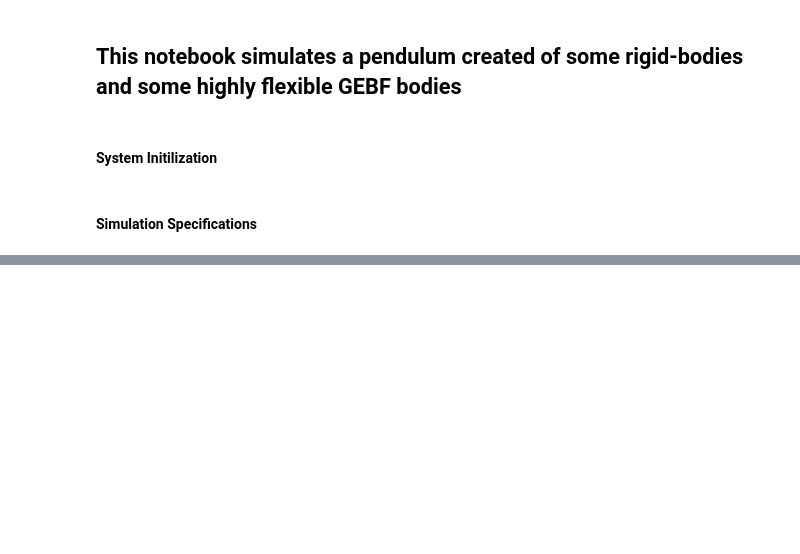
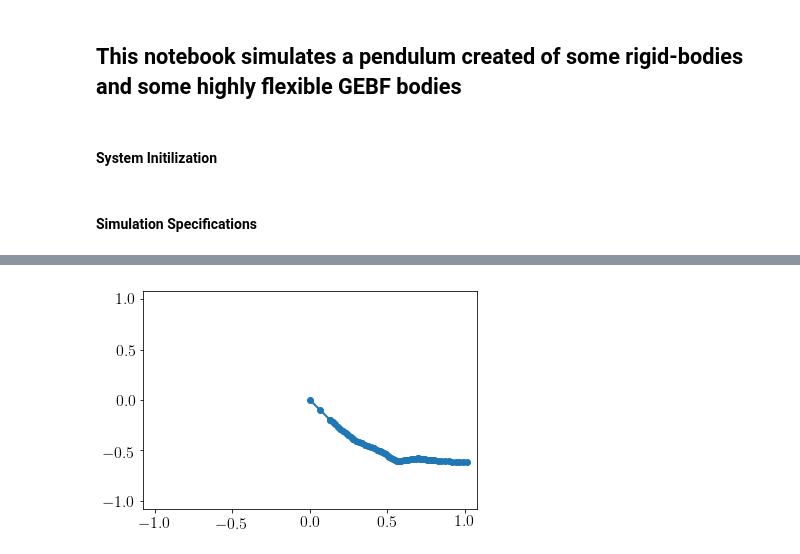
Before and after one commit to cdlrpi/mixed-body-type, a Jupyter notebook: mixed-system-test/rigid-body-and-rope.ipynb, the cells around one changed output, grey strips where cells are left out. Saved outputs shown, nothing was run; the diff lists cells and outputs as text; code cells hidden in the pictures; blank space fills up the shorter version.

Commit message:
Dynamic Simulation "working" : Energy Issue Not Fixed

```diff
--- a/mixed-system-test/rigid-body-and-rope.ipynb
+++ b/mixed-system-test/rigid-body-and-rope.ipynb
@@ -237,7 +235,7 @@ plt.show()
 # %%
-# font = {'family' : 'serif',
-#         'weight' : 'bold',
-#         'size'   : 16}
+font = {'family' : 'serif',
+        'weight' : 'bold',
+        'size'   : 16}
 
-# plt.rc('font', **font)
+plt.rc('font', **font)
 # %%
@@ -310,9 +292,11 @@ np.savetxt('gebf-mixed-dyn-%d.mat' %d, data, fmt='%3.16f')
 # %%
-# plt.rc('text', usetex=True)
-# fig = plt.figure()
-# ax = fig.add_subplot(111, autoscale_on=False, xlim=(-3,3),
-#                                               ylim=(-3,3))
-# plt.plot(np.squeeze(x[4999]), np.squeeze(y[3500]), 'o-', lw=2)
-# # plt.ylabel('Energy')
-# # plt.xlabel('Time')
-# plt.show()
+plt.rc('text', usetex=True)
+fig = plt.figure()
+ax = fig.add_subplot(111, autoscale_on=False, xlim=(-(nbodies+1)*l,(nbodies+1)*l),
+                                              ylim=(-(nbodies+1)*l,(nbodies+1)*l))
+plt.plot(np.squeeze(x[3500]), np.squeeze(y[3500]), 'o-', lw=2)
+# plt.ylabel('Energy')
+# plt.xlabel('Time')
+plt.show()
+# %% [output]
+[figure, added]
```
Also changed, not shown: parts of 16 cells of this notebook, 14 other files.
